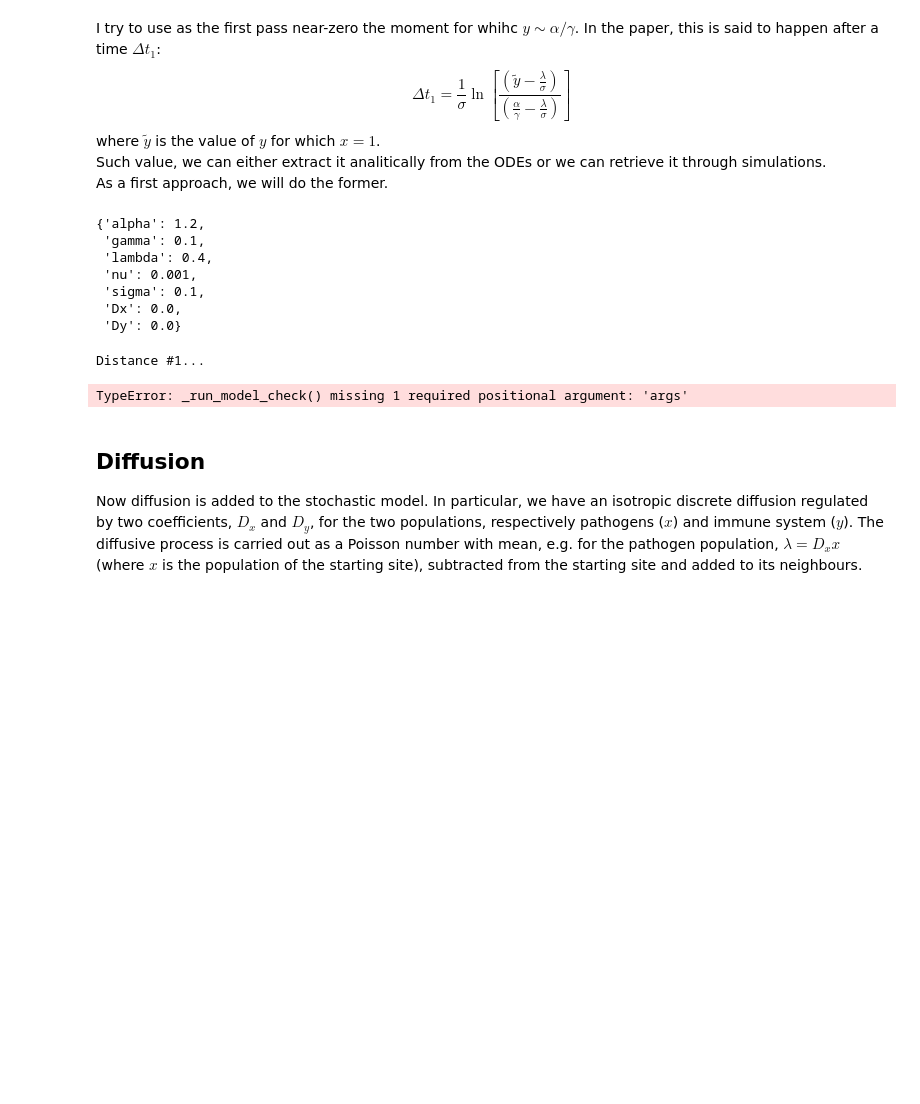
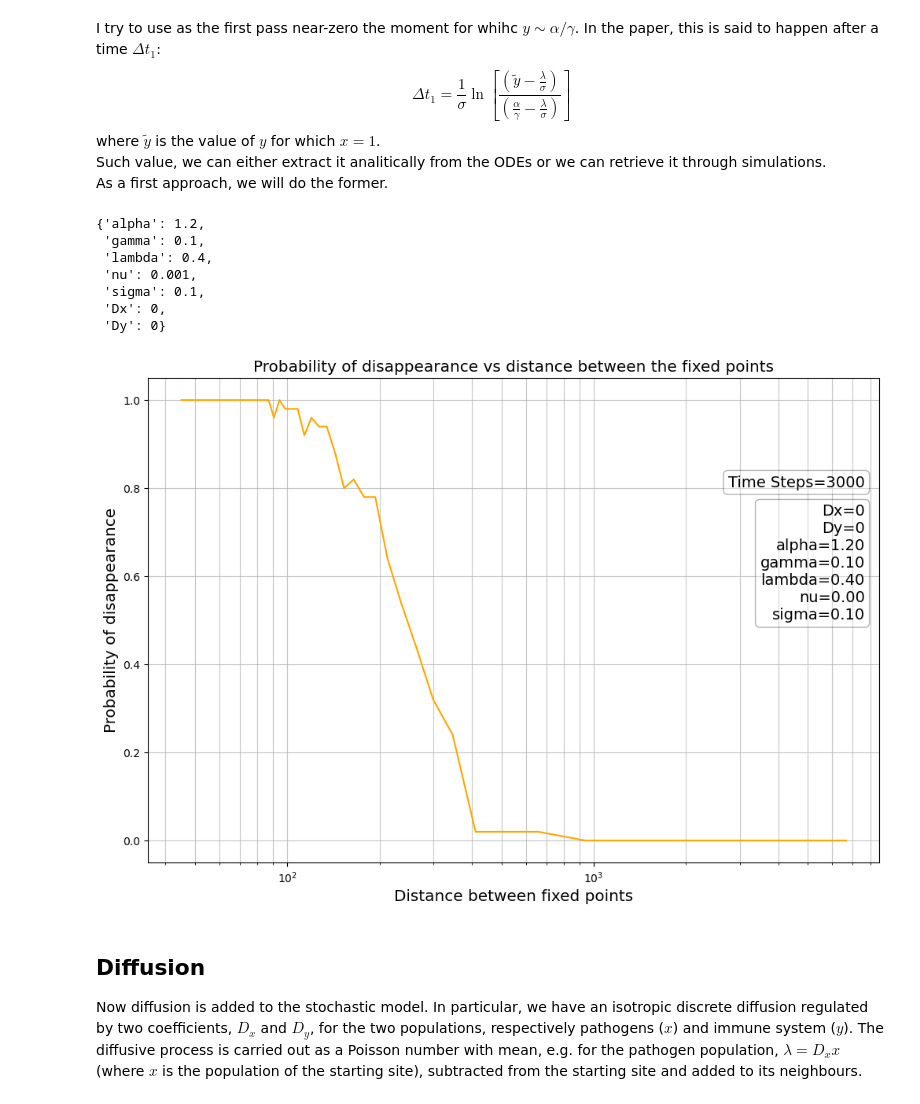
Before and after one commit to pietromalagoli/PCS, a Jupyter notebook: project.ipynb, the cells around one changed output. Saved outputs shown, nothing was run; the diff lists cells and outputs as text; code cells hidden in the pictures; blank space fills up the shorter version.

```diff
--- a/project.ipynb
+++ b/project.ipynb
@@ -260,6 +247,8 @@ par['alpha'] = 1.2
 par['gamma'] = 0.1
 par['lambda'] = 0.4
 par['sigma'] = 0.1
+par['Dx']=0
+par['Dy']=0
 par
 # %% [output]
 {'alpha': 1.2,
@@ -267,26 +256,28 @@ par
  'lambda': 0.4,
  'nu': 0.001,
  'sigma': 0.1,
- 'Dx': 0.0,
- 'Dy': 0.0}
+ 'Dx': 0,
+ 'Dy': 0}
 # %%
-num_nu = 100
+num_nu = 50
 n_iter = 50
-mode=0
-params = [num_nu,10000,400,dt,par,n_iter,mode]
+N=10000
+time_steps = 3000
+params = [num_nu,N,time_steps,dt,par,n_iter]
 P_diss = m.P_diss(m.lattice1,params)
 plt.figure(figsize=(12,8))
 plt.plot(P_diss[:,0],P_diss[:,1],c='orange')
 plt.xscale('log')
-plt.title('Probability of disappearance vs distance between the fixed points')
-plt.xlabel('Distance between fixed points')
-plt.ylabel('Probability of disappearance')
+plt.title('Probability of disappearance vs distance between the fixed points',fontsize='x-large')
+plt.xlabel('Distance between fixed points',fontsize='x-large')
+plt.ylabel('Probability of disappearance',fontsize='x-large')
 plt.grid(True, which='both',alpha=0.7)
-#plt.savefig('plots/Pdiss.png')
+m.add_par_box({'Time Steps':time_steps},coord=[0.98,0.8])
+m.add_par_box(par,coord=[0.98,0.74])
+plt.savefig('plots/Pdiss.png')
 plt.show()
 # %% [output]
-Distance #1...
-TypeError: _run_model_check() missing 1 required positional argument: 'args'
+[figure, added]
 # %% [markdown]
 ## Diffusion
 Now diffusion is added to the stochastic model. In particular, we have an isotropic discrete diffusion regulated by two coefficients, $D_{x}$ and $D_{y}$, for the two populations, respectively pathogens ($x$) and immune system ($y$). The diffusive process is carried out as a Poisson number with mean, e.g. for the pathogen population, $\lambda=D_{x}x$ (where $x$ is the population of the starting site), subtracted from the starting site and added to its neighbours.
```
Also changed, not shown: parts of 25 cells of this notebook, 8 other files.
